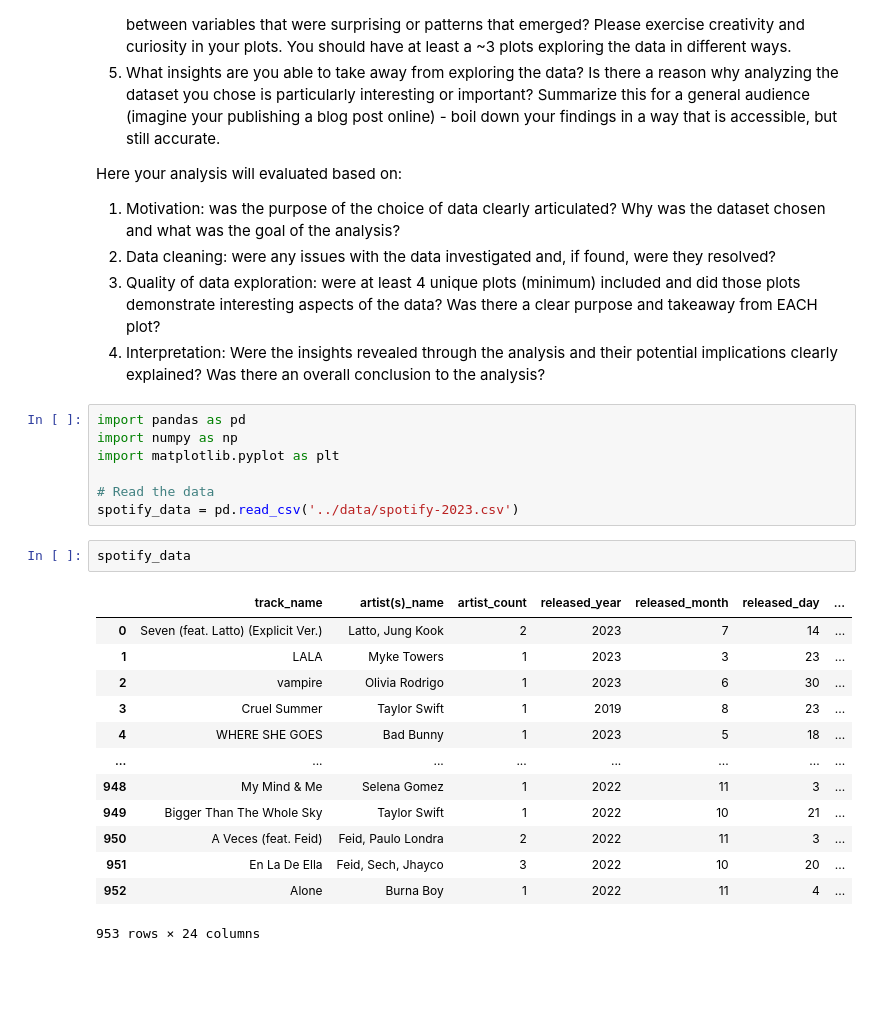
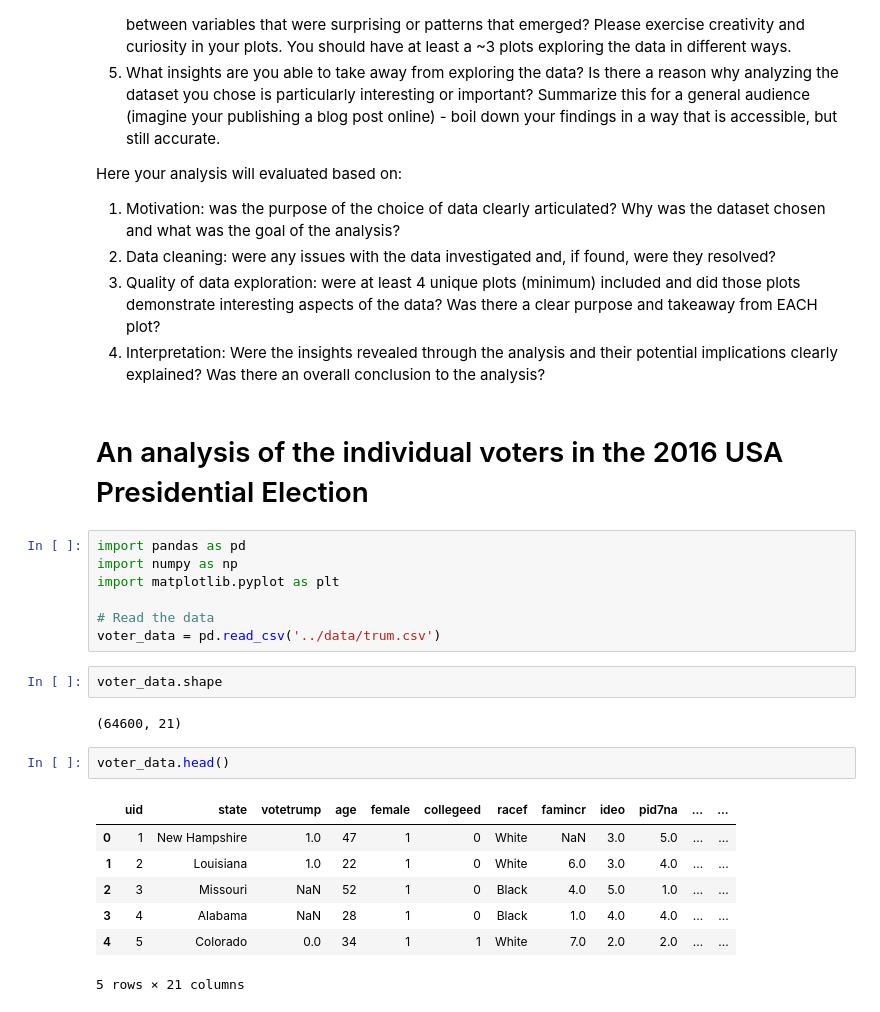
Before and after one commit to cake-dev/ml_class_stuff, a Jupyter notebook: assignments/data/q12.ipynb, the cells around one changed output. Drawn from its saved outputs; the diff is of its cells as text; blank space fills up the shorter version.

```diff
--- a/assignments/data/q12.ipynb
+++ b/assignments/data/q12.ipynb
@@ -16,26 +16,26 @@ Here your analysis will evaluated based on:
 2. Data cleaning: were any issues with the data investigated and, if found, were they resolved?
 3. Quality of data exploration: were at least 4 unique plots (minimum) included and did those plots demonstrate interesting aspects of the data? Was there a clear purpose and takeaway from EACH plot?
 4. Interpretation: Were the insights revealed through the analysis and their potential implications clearly explained? Was there an overall conclusion to the analysis?
+# %% [markdown]
+# An analysis of the individual voters in the 2016 USA Presidential Election
 # %%
 import pandas as pd
 import numpy as np
 import matplotlib.pyplot as plt
 
 # Read the data
-spotify_data = pd.read_csv('../data/spotify-2023.csv')
+voter_data = pd.read_csv('../data/trum.csv')
-# %%
-spotify_data
-# %% [output]
-|  | track_name | artist(s)_name | artist_count | released_year | released_month | released_day | ... |
-| 0 | Seven (feat. Latto) (Explicit Ver.) | Latto, Jung Kook | 2 | 2023 | 7 | 14 | ... |
-| 1 | LALA | Myke Towers | 1 | 2023 | 3 | 23 | ... |
-| 2 | vampire | Olivia Rodrigo | 1 | 2023 | 6 | 30 | ... |
-| 3 | Cruel Summer | Taylor Swift | 1 | 2019 | 8 | 23 | ... |
-| 4 | WHERE SHE GOES | Bad Bunny | 1 | 2023 | 5 | 18 | ... |
-| ... | ... | ... | ... | ... | ... | ... | ... |
-| 948 | My Mind & Me | Selena Gomez | 1 | 2022 | 11 | 3 | ... |
-| 949 | Bigger Than The Whole Sky | Taylor Swift | 1 | 2022 | 10 | 21 | ... |
-| 950 | A Veces (feat. Feid) | Feid, Paulo Londra | 2 | 2022 | 11 | 3 | ... |
-| 951 | En La De Ella | Feid, Sech, Jhayco | 3 | 2022 | 10 | 20 | ... |
-| 952 | Alone | Burna Boy | 1 | 2022 | 11 | 4 | ... |
-953 rows × 24 columns
+# %%
+voter_data.shape
+# %% [output]
+(64600, 21)
+# %%
+voter_data.head()
+# %% [output]
+|  | uid | state | votetrump | age | female | collegeed | racef | famincr | ideo | pid7na | ... | ... |
+| 0 | 1 | New Hampshire | 1.0 | 47 | 1 | 0 | White | NaN | 3.0 | 5.0 | ... | ... |
+| 1 | 2 | Louisiana | 1.0 | 22 | 1 | 0 | White | 6.0 | 3.0 | 4.0 | ... | ... |
+| 2 | 3 | Missouri | NaN | 52 | 1 | 0 | Black | 4.0 | 5.0 | 1.0 | ... | ... |
+| 3 | 4 | Alabama | NaN | 28 | 1 | 0 | Black | 1.0 | 4.0 | 4.0 | ... | ... |
+| 4 | 5 | Colorado | 0.0 | 34 | 1 | 1 | White | 7.0 | 2.0 | 2.0 | ... | ... |
+5 rows × 21 columns
```
Also changed, not shown: parts of 13 cells of this notebook, 2 other files.
